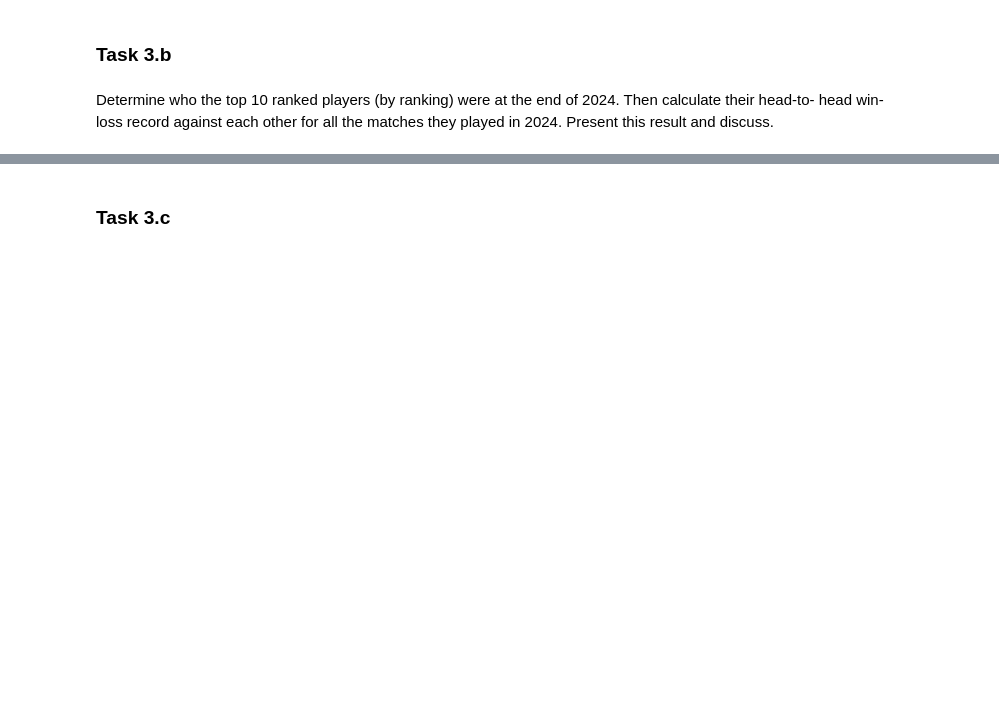
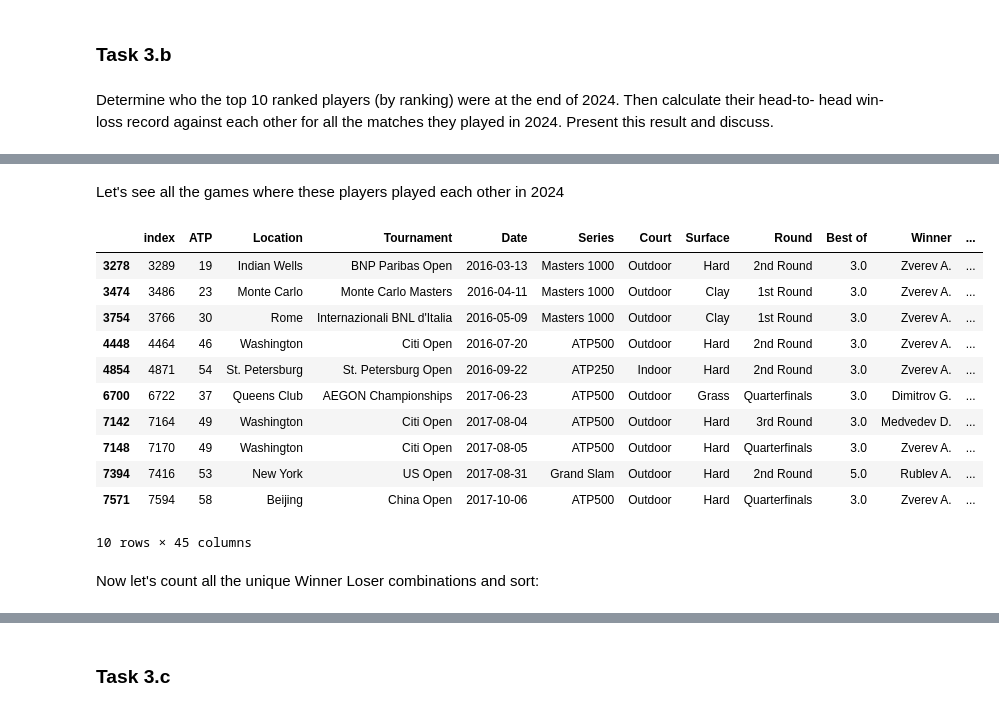
Before and after one commit to Scotty538/ml_one, a Jupyter notebook: Jupyter Project Report Template DRAFT v2.0_297201 - A1.ipynb, the cells around one changed output, grey strips where cells are left out. Cells and saved outputs as stored; diff of their text form; code cells hidden in the pictures; blank space fills up the shorter version.

```diff
--- a/Jupyter Project Report Template DRAFT v2.0_297201 - A1.ipynb
+++ b/Jupyter Project Report Template DRAFT v2.0_297201 - A1.ipynb
@@ -954,0 +1087,14 @@ Determine who the top 10 ranked players (by ranking) were at the end of 2024. Th
+# %%
+one24 = tennis_total_clean[(tennis_total_clean["WRank"] == 1) & (tennis_total_clean['Year'] == 2024)].tail(1).copy()
+two24 = tennis_total_clean[(tennis_total_clean["WRank"] == 2) & (tennis_total_clean['Year'] == 2024)].tail(1).copy()
+three24 = tennis_total_clean[(tennis_total_clean["WRank"] == 3) & (tennis_total_clean['Year'] == 2024)].tail(1).copy()
+four24 = tennis_total_clean[(tennis_total_clean["WRank"] == 4) & (tennis_total_clean['Year'] == 2024)].tail(1).copy()
+five24 = tennis_total_clean[(tennis_total_clean["WRank"] == 5) & (tennis_total_clean['Year'] == 2024)].tail(1).copy()
+six24 = tennis_total_clean[(tennis_total_clean["WRank"] == 6) & (tennis_total_clean['Year'] == 2024)].tail(1).copy()
+seven24 = tennis_total_clean[(tennis_total_clean["WRank"] == 7) & (tennis_total_clean['Year'] == 2024)].tail(1).copy()
+eight24 = tennis_total_clean[(tennis_total_clean["WRank"] == 8) & (tennis_total_clean['Year'] == 2024) & (tennis_total_clean['Winner'] != 'Ruud C.')].tail(1).copy()
+nine24 = tennis_total_clean[(tennis_total_clean["WRank"] == 9) & (tennis_total_clean['Year'] == 2024)].tail(1).copy()
+ten24 = tennis_total_clean[(tennis_total_clean["WRank"] == 10) & (tennis_total_clean['Year'] == 2024) & (tennis_total_clean['Winner'] != 'De Minaur A.')].tail(1).copy()
+
+top_ten_end_2024 = pd.concat([one24, two24, three24, four24, five24, six24, seven24, eight24, nine24, ten24])
+top_ten_end_2024[['Date','Winner', 'WRank']]
@@ -954,0 +1113,20 @@ Determine who the top 10 ranked players (by ranking) were at the end of 2024. Th
+# %% [markdown]
+Let's see all the games where these players played each other in 2024
+# %%
+head_to_head_2024 = tennis_total_clean[(tennis_total_clean['Winner'].isin(top_ten_end_2024['Winner'])) & (tennis_total_clean['Loser'].isin(top_ten_end_2024['Winner']))]
+head_to_head_2024.head(10)
+# %% [output]
+|  | index | ATP | Location | Tournament | Date | Series | Court | Surface | Round | Best of | Winner | ... |
+| 3278 | 3289 | 19 | Indian Wells | BNP Paribas Open | 2016-03-13 | Masters 1000 | Outdoor | Hard | 2nd Round | 3.0 | Zverev A. | ... |
+| 3474 | 3486 | 23 | Monte Carlo | Monte Carlo Masters | 2016-04-11 | Masters 1000 | Outdoor | Clay | 1st Round | 3.0 | Zverev A. | ... |
+| 3754 | 3766 | 30 | Rome | Internazionali BNL d'Italia | 2016-05-09 | Masters 1000 | Outdoor | Clay | 1st Round | 3.0 | Zverev A. | ... |
+| 4448 | 4464 | 46 | Washington | Citi Open | 2016-07-20 | ATP500 | Outdoor | Hard | 2nd Round | 3.0 | Zverev A. | ... |
+| 4854 | 4871 | 54 | St. Petersburg | St. Petersburg Open | 2016-09-22 | ATP250 | Indoor | Hard | 2nd Round | 3.0 | Zverev A. | ... |
+| 6700 | 6722 | 37 | Queens Club | AEGON Championships | 2017-06-23 | ATP500 | Outdoor | Grass | Quarterfinals | 3.0 | Dimitrov G. | ... |
+| 7142 | 7164 | 49 | Washington | Citi Open | 2017-08-04 | ATP500 | Outdoor | Hard | 3rd Round | 3.0 | Medvedev D. | ... |
+| 7148 | 7170 | 49 | Washington | Citi Open | 2017-08-05 | ATP500 | Outdoor | Hard | Quarterfinals | 3.0 | Zverev A. | ... |
+| 7394 | 7416 | 53 | New York | US Open | 2017-08-31 | Grand Slam | Outdoor | Hard | 2nd Round | 5.0 | Rublev A. | ... |
+| 7571 | 7594 | 58 | Beijing | China Open | 2017-10-06 | ATP500 | Outdoor | Hard | Quarterfinals | 3.0 | Zverev A. | ... |
+10 rows × 45 columns
+# %% [markdown]
+Now let's count all the unique Winner Loser combinations and sort:
```
Also changed, not shown: parts of 45 cells of this notebook.
